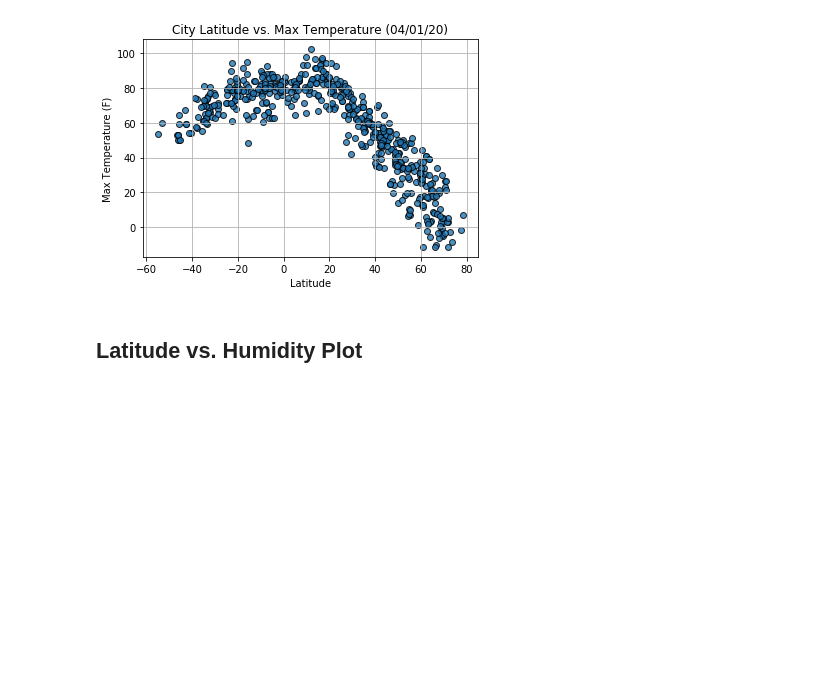
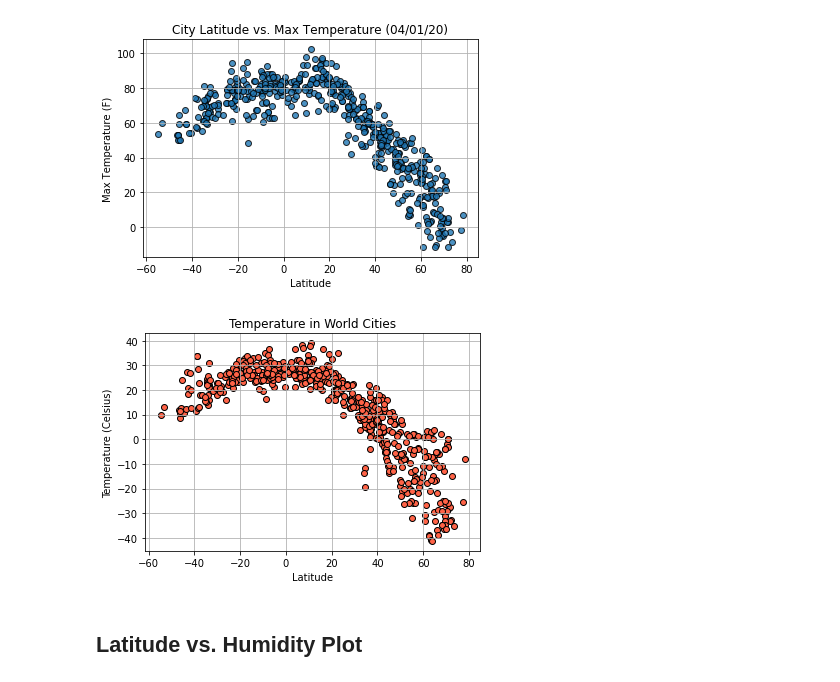
Before and after one commit to bminhas01/python-api-challenge, a Jupyter notebook: WeatherPy/WeatherPy.ipynb, the cells around one changed output. Drawn from its saved outputs; the diff is of its cells as text; code cells hidden in the pictures; blank space fills up the shorter version.

Commit message:
Scatter Plots Created

```diff
--- a/WeatherPy/WeatherPy.ipynb
+++ b/WeatherPy/WeatherPy.ipynb
@@ -105,3 +83,0 @@ url_clean = query_url + city
-# %%
-response = requests.get(url_clean).json()
-print(json.dumps(response, indent = 4, sort_keys = True))
@@ -157,3 +146,17 @@ for city in cities:
 | 2 | cape town | -33.93 | 18.42 | 73.00 | 77 | 27 | 4.70 | ZA | 1593605039 |
 | 3 | touba | 8.28 | -7.68 | 79.97 | 75 | 82 | 3.58 | CI | 1593605284 |
 | 4 | jamestown | 42.10 | -79.24 | 64.00 | 88 | 1 | 6.93 | US | 1593605284 |
+# %%
+city_data_df = pd.DataFrame({"City" : city_name,
+                         "Lat" : latitude,
+                          "Lng" : longitude,
+                          "Max Temp" : max_temp,
+                          "Humidity" : humidity,
+                          "Cloudiness" : clouds,
+                          "Wind Speed" : wind_speed,
+                          "Country" : country,
+                          "Date" : date})
+
+city_data_df.to_csv(output_data_file, index=False, header=True)
+
+city_data_df.head()
@@ -207,5 +247,22 @@ Int64Index([], dtype='int64')
 # %% [output]
 [figure]
+# %%
+# Build a scatter plot for each data type
+plt.scatter(city_data_df["Lat"], city_data_df["Max Temp"], marker="o", color = 'tomato', edgecolors = 'black')
+
+# Incorporate the other graph properties
+plt.title("Temperature in World Cities")
+plt.ylabel("Temperature (Celsius)")
+plt.xlabel("Latitude")
+plt.grid(True)
+
+# Save the figure
+plt.savefig("../output_data/TemperatureInWorldCities.png")
+
+# Show plot
+plt.show()
+# %% [output]
+[figure, added]
 # %% [markdown]
 ## Latitude vs. Humidity Plot
 # %%
```
Also changed, not shown: parts of 31 cells of this notebook, 7 other files.
